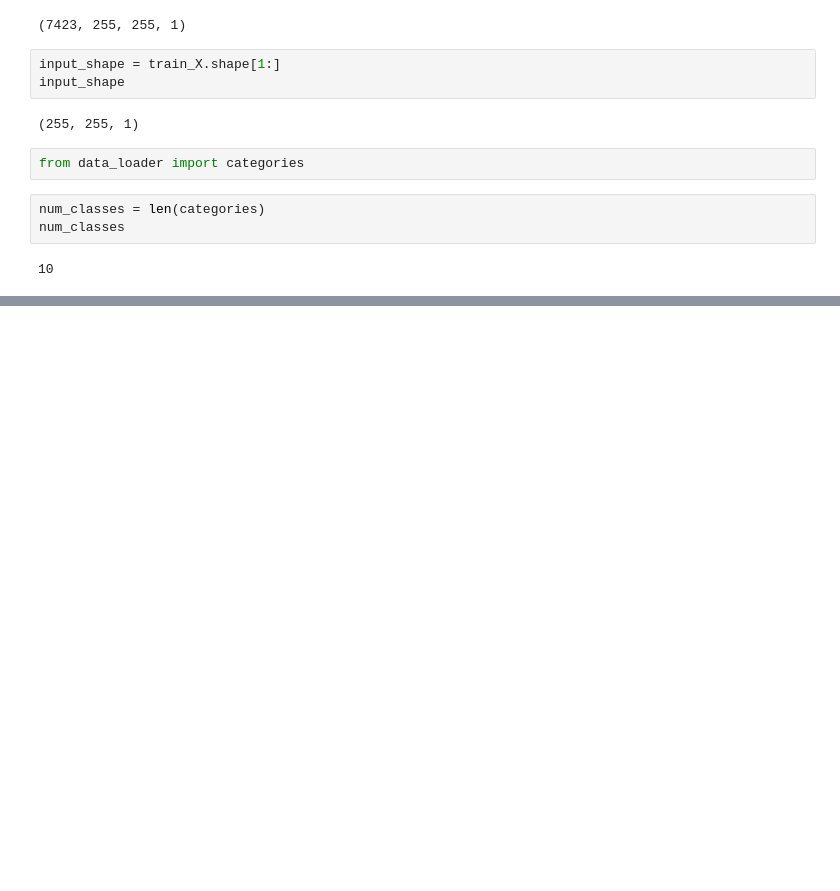
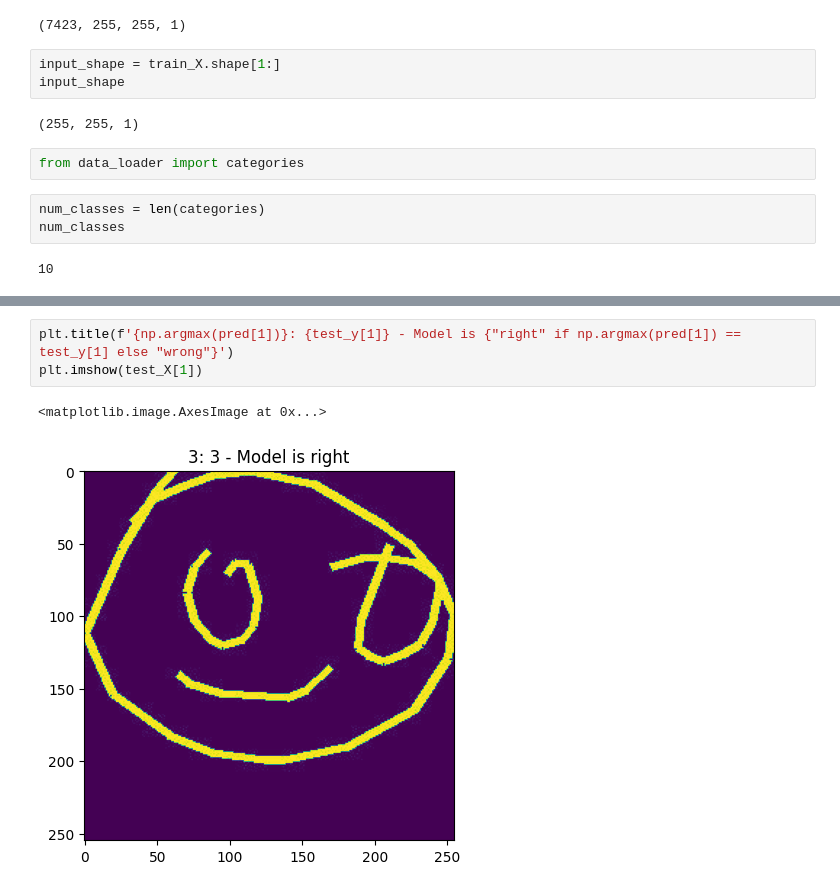
Before and after one commit to Venchislav/ConvMoNET, a Jupyter notebook: ML Model/classifier.ipynb, the cells around one changed output, grey strips where cells are left out. Saved outputs shown, nothing was run; the diff lists cells and outputs as text; blank space fills up the shorter version.

```diff
--- a/ML Model/classifier.ipynb
+++ b/ML Model/classifier.ipynb
@@ -153,0 +214,6 @@ _________________________________________________________________
+# %%
+plt.title(f'{np.argmax(pred[1])}: {test_y[1]} - Model is {"right" if np.argmax(pred[1]) == test_y[1] else "wrong"}')
+plt.imshow(test_X[1])
+# %% [output]
+<matplotlib.image.AxesImage at 0x...>
+[figure, added]
```
Also changed, not shown: parts of 15 cells of this notebook.
